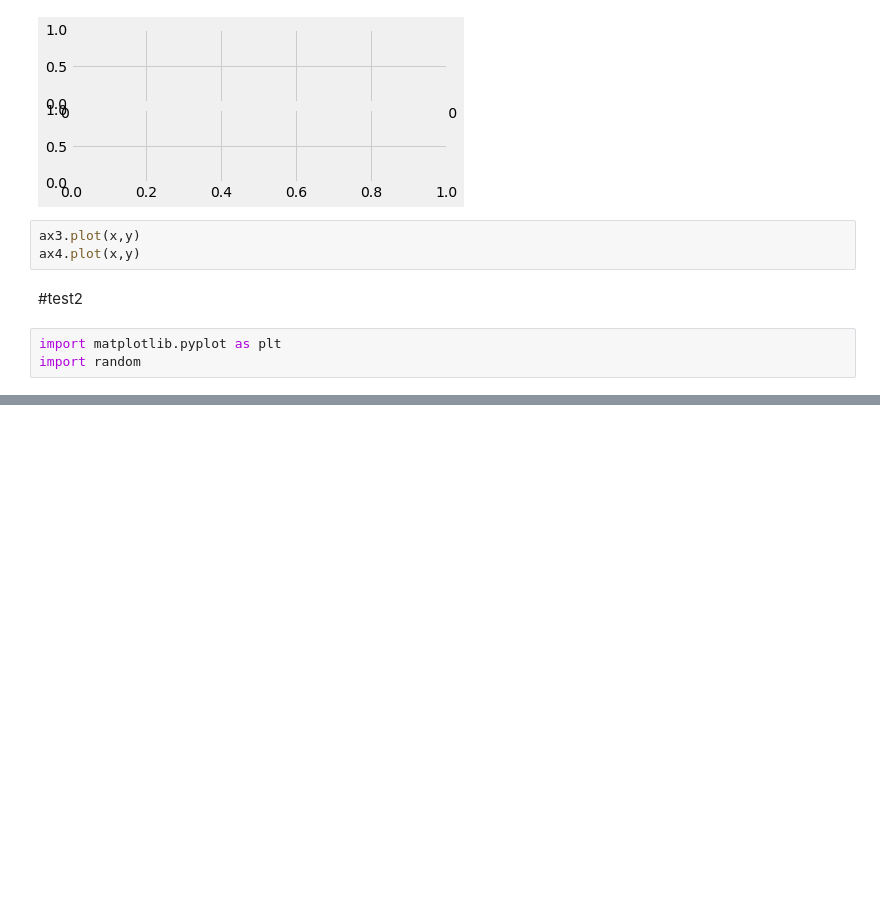
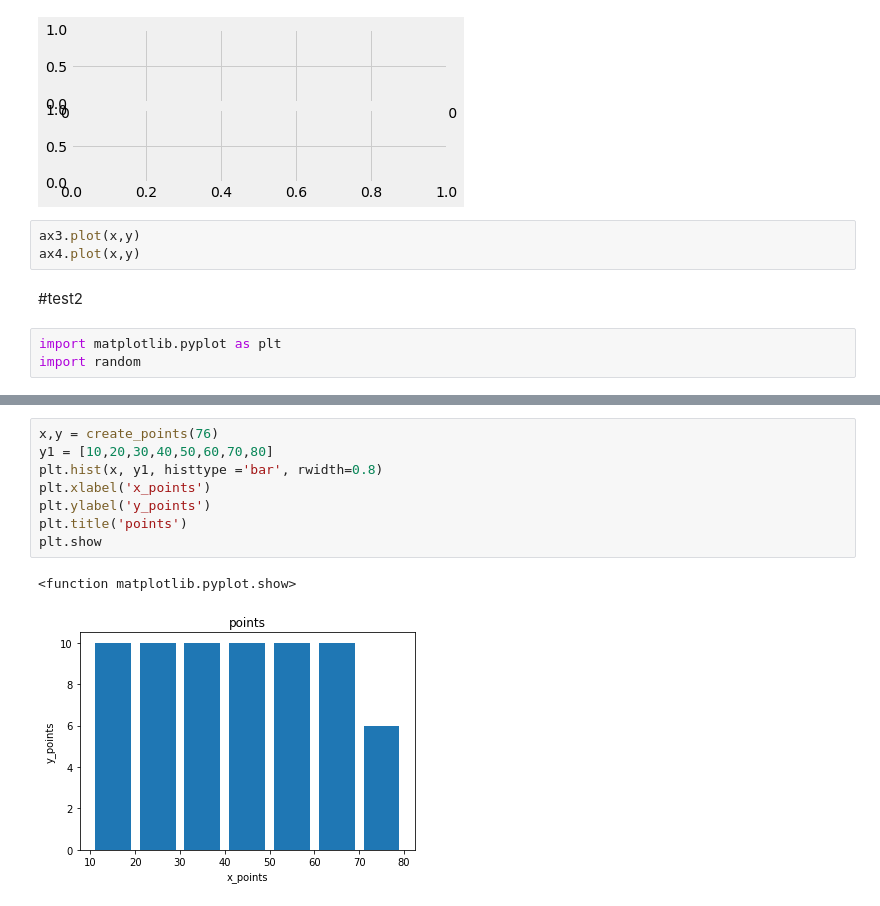
Before and after one commit to Kartik-Chaurasiya/Machine-Learning, a Jupyter notebook: Plot.ipynb, the cells around one changed output, grey strips where cells are left out. Drawn from its saved outputs; the diff is of its cells as text; blank space fills up the shorter version.

```diff
--- a/Plot.ipynb
+++ b/Plot.ipynb
@@ -153,0 +177,11 @@ plt.show
+# %%
+x,y = create_points(76)
+y1 = [10,20,30,40,50,60,70,80]
+plt.hist(x, y1, histtype ='bar', rwidth=0.8)
+plt.xlabel('x_points')
+plt.ylabel('y_points')
+plt.title('points')
+plt.show
+# %% [output]
+<function matplotlib.pyplot.show>
+[figure, added]
```
Also changed, not shown: parts of 8 cells of this notebook.
